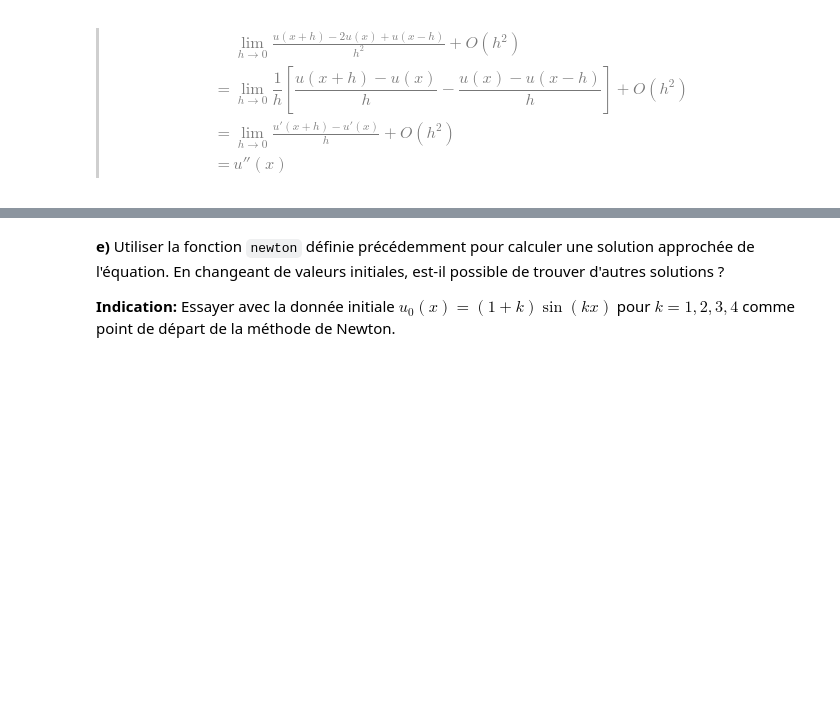
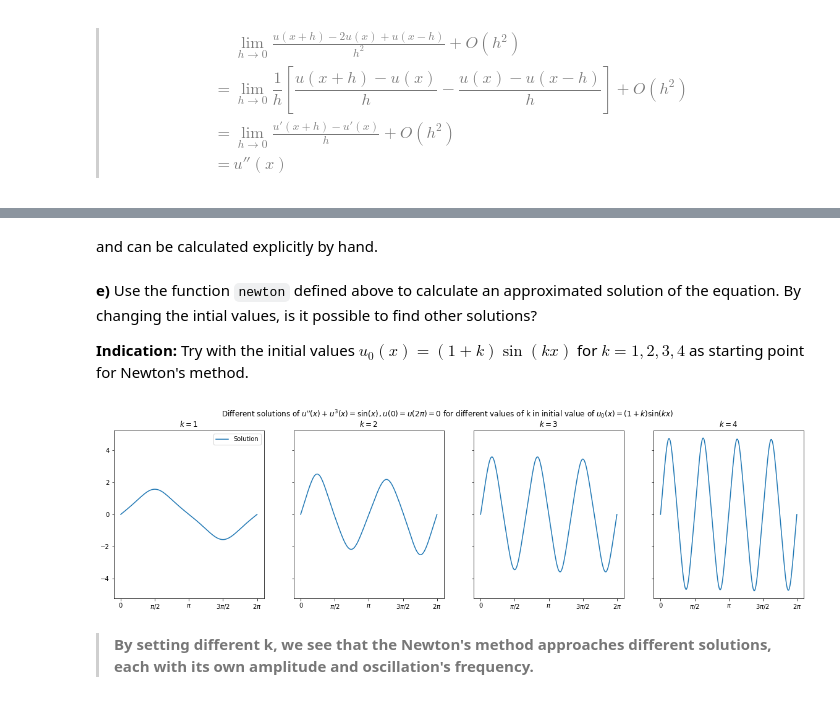
Before and after one commit to dqtvictory/Sorbonne-University, a Jupyter notebook: 3ma100/chap07.ipynb, the cells around one changed output, grey strips where cells are left out. Cells and saved outputs as stored; diff of their text form; code cells hidden in the pictures; blank space fills up the shorter version.

```diff
--- a/3ma100/chap07.ipynb
+++ b/3ma100/chap07.ipynb
@@ -452,0 +439,9 @@ La jacobienne est la dérivée de $F(\boldsymbol{u})=F(u_0,u_1,\dots,u_{N})$ par
+# %%
+def F(u):
+    Fu = np.zeros_like(u)
+    # We already know that u_0 = u_N = 0 therefore F(u_0) and F(u_N) can be calculated by hand and equal 0
+    Fu[0] = u[0]
+    Fu[-1] = u[-1]
+
+    Fu[1:-1] = 1/h**2 * (-2*u[1:-1] + u[:N-1] + u[2:]) + u[1:-1]**3 - np.sin(x[1:-1])
+    return Fu
@@ -461,15 +460,54 @@ et peut se calculer explicitement à la main.
-# %% [markdown]
-
-
-**e)**
-Utiliser la fonction `newton` définie précédemment pour calculer une solution approchée de l'équation. En changeant de valeurs initiales, est-il possible de trouver d'autres solutions ?
-
-<!-- --- begin hint in exercise --- -->
-
-**Indication:**
-Essayer avec la donnée initiale $u_0(x) = (1+k)\sin(kx)$ pour $k=1,2,3,4$ comme point de départ de la méthode de Newton.
-
-<!-- --- end hint in exercise --- -->
-# %% [markdown]
-
-<!-- --- end exercise --- -->
+# %% [markdown]
+and can be calculated explicitly by hand.
+
+<!-- --- end hint in exercise --- -->
+# %%
+def DF(u):
+    # Since F(u_0) = u_0, dF(u_0)/du_0 = 1, the rest of the line is 0. Same goes for u_N
+    DFu = np.eye(N+1)
+
+    # Next step is to calculate the partial derivative of each F_n(u) that we defined above for n from 1 to N-1.
+    # Each whole line in the Jacobian indeed only has 3 columns that have number, which is the (n-1), n, and (n+1)
+    # columns, with n indicating the line's index from 1 to N-1. The values of these numbers correspond to the
+    # partial derivative of F_n for u_(n-1), u_n, and u_(n+1). Since the partial derivative for u_(n-1) and u_(n+1)
+    # is equal to 1/h^2 for all n, we can carefully apply the diagonal matrix into our DFu matrix to obtain the correct
+    # results without having to loop through every line. With the partial derivative for u_n, we apply the same method,
+    # only different value
+    DFu[1:-1,1:-1] *= (3*u[1:-1]**2 - 2/h**2)  # apply the partial derivative for each u_n
+
+    m = np.eye(N-1)/h**2
+    DFu[1:N,:N-1] += m  # partial derivative for each u_(n-1)
+    DFu[1:N,2:] += m  # partial derivative for each u_(n+1)
+    return DFu
+# %% [markdown]
+
+
+**e)**
+Use the function `newton` defined above to calculate an approximated solution of the equation. By changing the intial values, is it possible to find other solutions?
+<!-- --- begin hint in exercise --- -->
+
+**Indication:**
+Try with the initial values $u_0(x) = (1+k)\sin(kx)$ for $k=1,2,3,4$ as starting point for Newton's method.
+
+<!-- --- end hint in exercise --- -->
+# %%
+import matplotlib.pyplot as plt
+
+k_ = range(1,5)
+
+fig, ax_ = plt.subplots(1, 4, figsize=(20,5), sharey=True)
+
+for k, ax in zip(k_, ax_):
+    u0 = (1 + k)*np.sin(k*x)
+    ax.plot(x, newton(F, DF, u0), label="Solution")
+    ax.set_xticks(np.linspace(0,2*np.pi,5))
+    ax.set_xticklabels(['0', r'$\pi /2$', r'$\pi$', r'$3\pi /2$', r'$2\pi$'])
+    ax.set_title(f"$k={k}$")
+    if k == 1:
+        ax.legend()
+plt.suptitle(r"Different solutions of $u^{\prime\prime}(x)+u^{3}(x)=\sin(x) \,, u(0)=u(2\pi) = 0$ for different values of k in initial value of $u_0(x) = (1+k)\sin(kx)$")
+plt.show()
+# %% [output]
+[figure, added]
+# %% [markdown]
+> __By setting different k, we see that the Newton's method approaches different solutions, each with its own amplitude and oscillation's frequency.__
```
Also changed, not shown: parts of 23 cells of this notebook.
